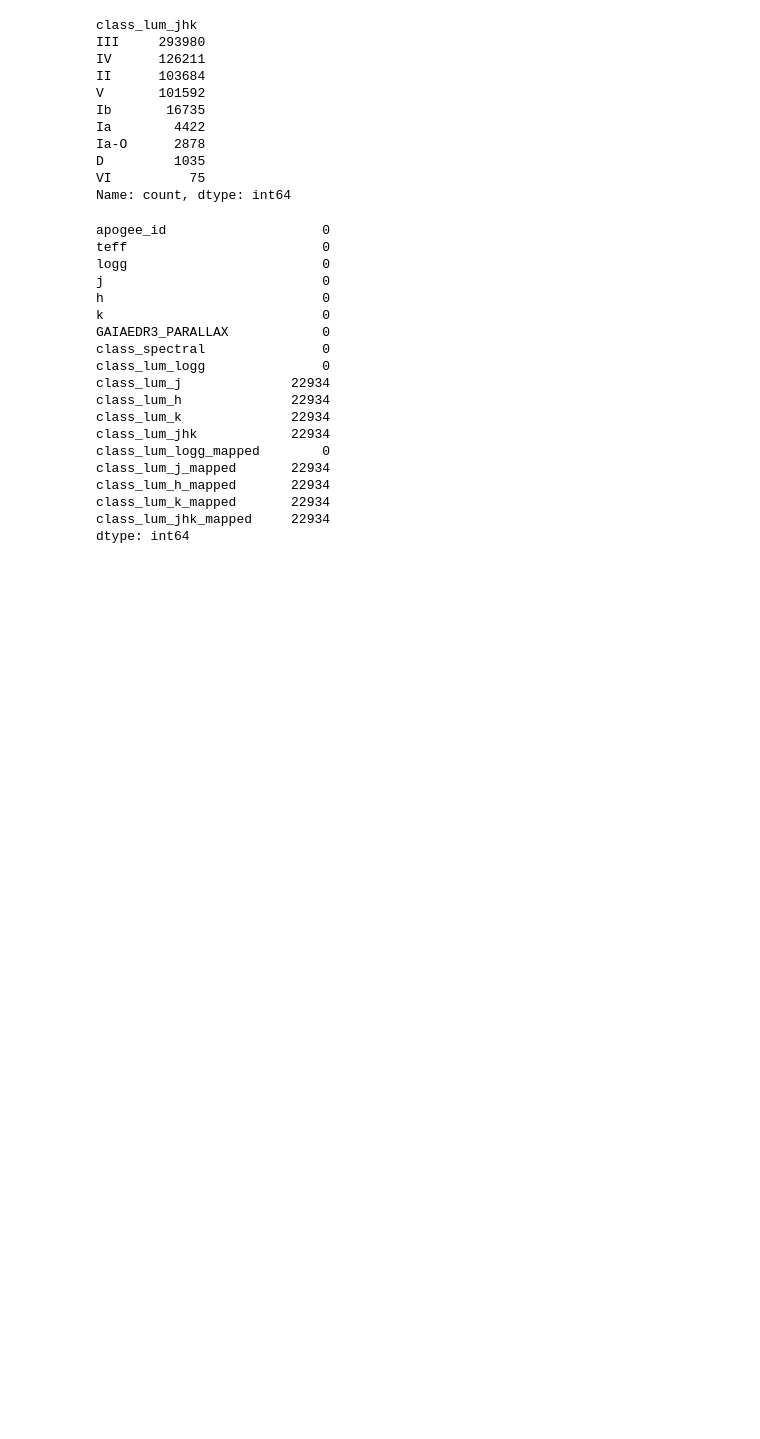
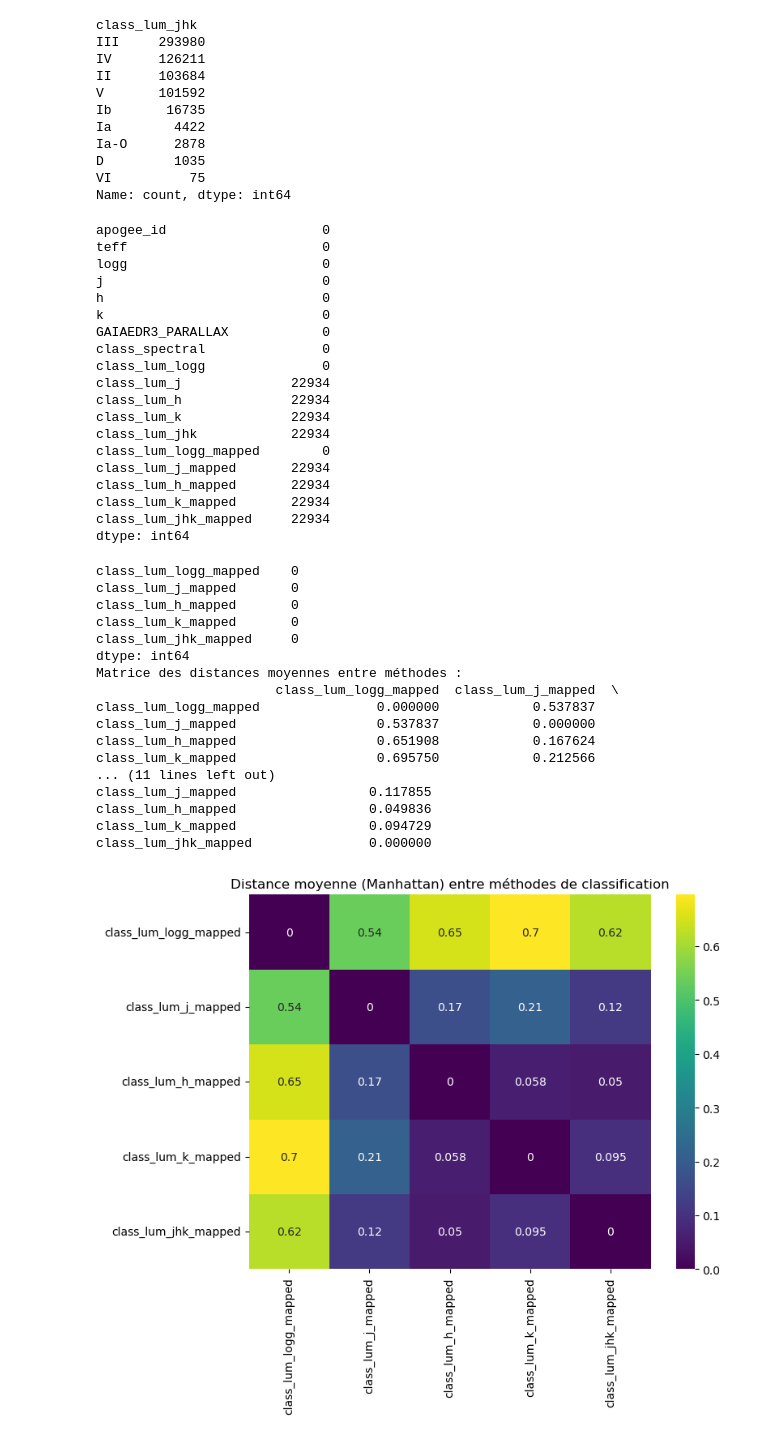
Before and after one commit to astrodeepnet/students-project-2024, a Jupyter notebook: notebooks/s2/input_classes.ipynb, the cells around one changed output. Cells and saved outputs as stored; diff of their text form; code cells hidden in the pictures; blank space fills up the shorter version.

Commit message:
FEAT - Evaluation matrix

```diff
--- a/notebooks/s2/input_classes.ipynb
+++ b/notebooks/s2/input_classes.ipynb
@@ -399,3 +399,67 @@ df = df.dropna()
 # %%
 # calculate a score for each classification, get a matrix of distance between each classification
 #and plot it
+# %%
+import numpy as np
+import pandas as pd
+import seaborn as sns
+import matplotlib.pyplot as plt
+
+# Exemple de colonnes correspondant à 5 méthodes
+lum_classes = [
+    'class_lum_logg_mapped',
+    'class_lum_j_mapped',
+    'class_lum_h_mapped',
+    'class_lum_k_mapped',
+    'class_lum_jhk_mapped'
+]
+
+# Vérifier qu'il n'y a pas de valeurs manquantes dans ces colonnes
+# (on part du principe que vous avez déjà fait df = df.dropna())
+print(df[lum_classes].isnull().sum())
+
+# Initialiser la matrice 5×5
+n_methods = len(lum_classes)
+distance_matrix = np.zeros((n_methods, n_methods))
+
+# Calcul de la distance moyenne entre chaque paire de méthodes
+for i in range(n_methods):
+    for j in range(n_methods):
+        # Différence absolue entre les deux colonnes, moyennée sur toutes les étoiles
+        mean_dist = (df[lum_classes[i]] - df[lum_classes[j]]).abs().mean()
+        distance_matrix[i, j] = mean_dist
+
+# Transformer en DataFrame pour facilité d'affichage
+dist_df = pd.DataFrame(
+    distance_matrix,
+    index=lum_classes,
+    columns=lum_classes
+)
+
+print("Matrice des distances moyennes entre méthodes :")
+print(dist_df)
+
+# Heatmap pour visualiser
+plt.figure(figsize=(8,6))
+sns.heatmap(dist_df, annot=True, cmap='viridis')
+plt.title("Distance moyenne (Manhattan) entre méthodes de classification")
+plt.show()
+# %% [output]
+class_lum_logg_mapped    0
+class_lum_j_mapped       0
+class_lum_h_mapped       0
+class_lum_k_mapped       0
+class_lum_jhk_mapped     0
+dtype: int64
+Matrice des distances moyennes entre méthodes :
+                       class_lum_logg_mapped  class_lum_j_mapped  \
+class_lum_logg_mapped               0.000000            0.537837
+class_lum_j_mapped                  0.537837            0.000000
+class_lum_h_mapped                  0.651908            0.167624
+class_lum_k_mapped                  0.695750            0.212566
+... (11 lines left out)
+class_lum_j_mapped                 0.117855
+class_lum_h_mapped                 0.049836
+class_lum_k_mapped                 0.094729
+class_lum_jhk_mapped               0.000000
+[figure, added]
```
